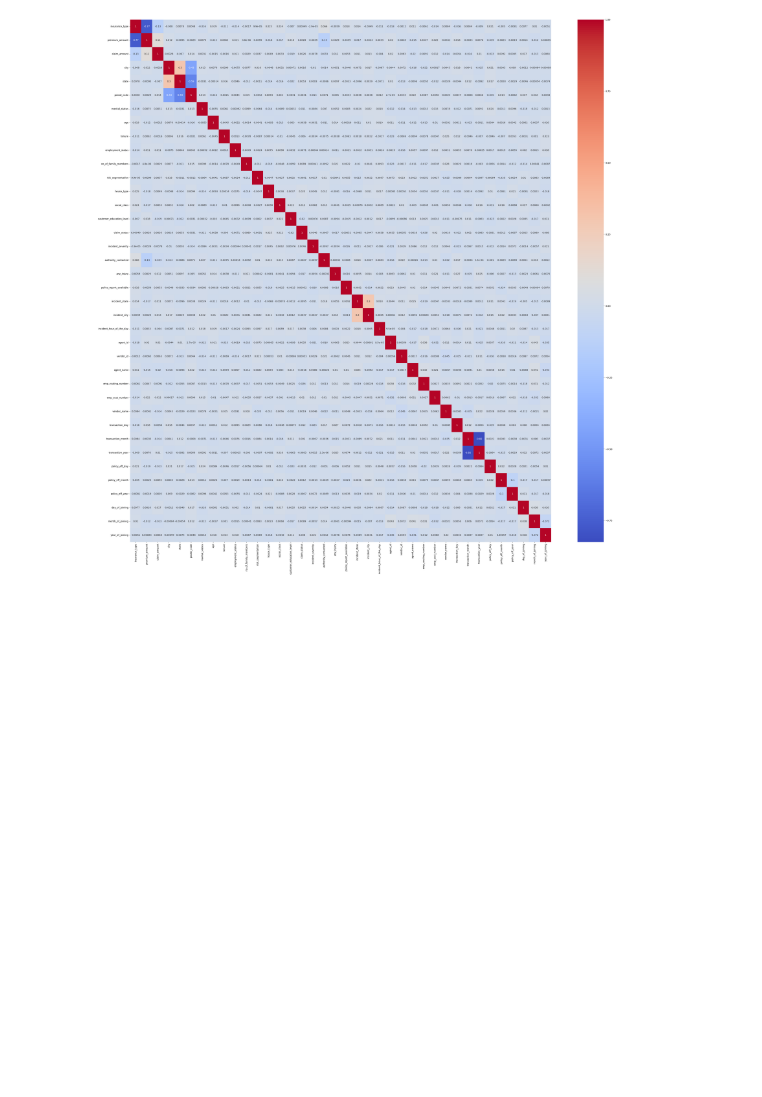
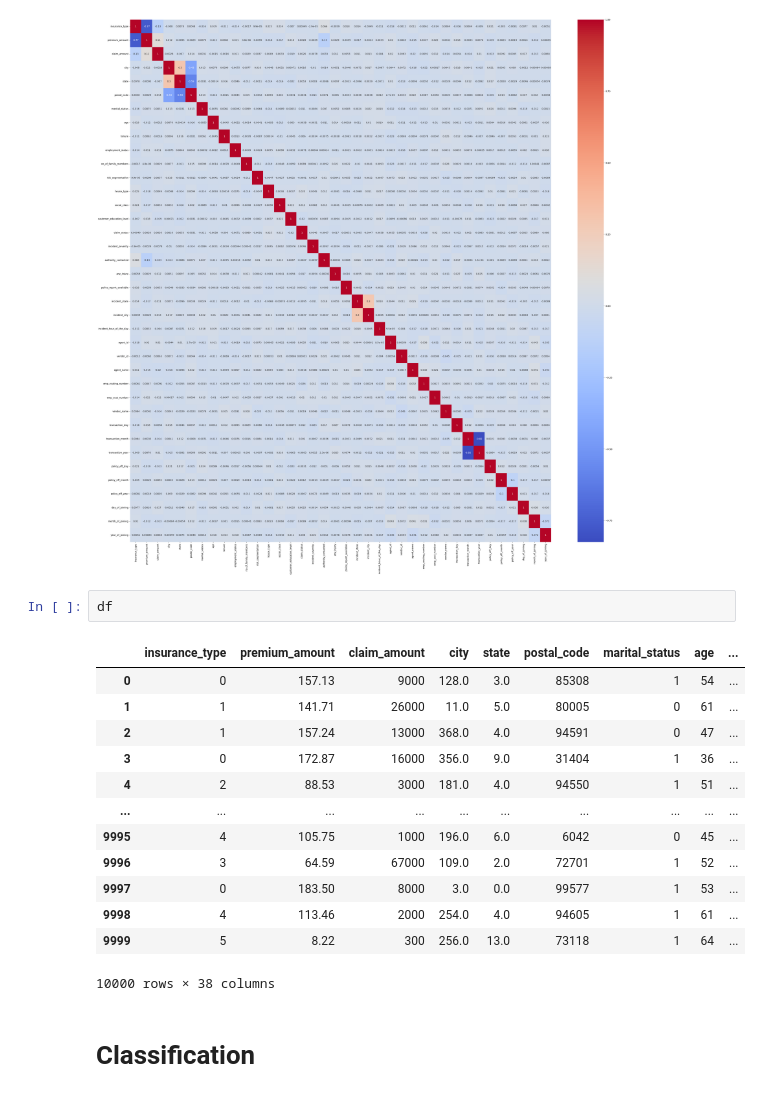
Before and after one commit to Prakash-Kani/Insurance-Claims-Fraud-Detection, a Jupyter notebook: modelling.ipynb, the cells around one changed output. Drawn from its saved outputs; the diff is of its cells as text; blank space fills up the shorter version.

```diff
--- a/modelling.ipynb
+++ b/modelling.ipynb
@@ -283,3 +283,21 @@ sns.heatmap(data = df.corr(), annot=True, cmap = 'coolwarm')
 plt.show()
 # %% [output]
 [figure]
+# %%
+df
+# %% [output]
+|  | insurance_type | premium_amount | claim_amount | city | state | postal_code | marital_status | age | ... |
+| 0 | 0 | 157.13 | 9000 | 128.0 | 3.0 | 85308 | 1 | 54 | ... |
+| 1 | 1 | 141.71 | 26000 | 11.0 | 5.0 | 80005 | 0 | 61 | ... |
+| 2 | 1 | 157.24 | 13000 | 368.0 | 4.0 | 94591 | 0 | 47 | ... |
+| 3 | 0 | 172.87 | 16000 | 356.0 | 9.0 | 31404 | 1 | 36 | ... |
+| 4 | 2 | 88.53 | 3000 | 181.0 | 4.0 | 94550 | 1 | 51 | ... |
+| ... | ... | ... | ... | ... | ... | ... | ... | ... | ... |
+| 9995 | 4 | 105.75 | 1000 | 196.0 | 6.0 | 6042 | 0 | 45 | ... |
+| 9996 | 3 | 64.59 | 67000 | 109.0 | 2.0 | 72701 | 1 | 52 | ... |
+| 9997 | 0 | 183.50 | 8000 | 3.0 | 0.0 | 99577 | 1 | 53 | ... |
+| 9998 | 4 | 113.46 | 2000 | 254.0 | 4.0 | 94605 | 1 | 61 | ... |
+| 9999 | 5 | 8.22 | 300 | 256.0 | 13.0 | 73118 | 1 | 64 | ... |
+10000 rows × 38 columns
+# %% [markdown]
+# Classification
```
Also changed, not shown: parts of 18 cells of this notebook.
